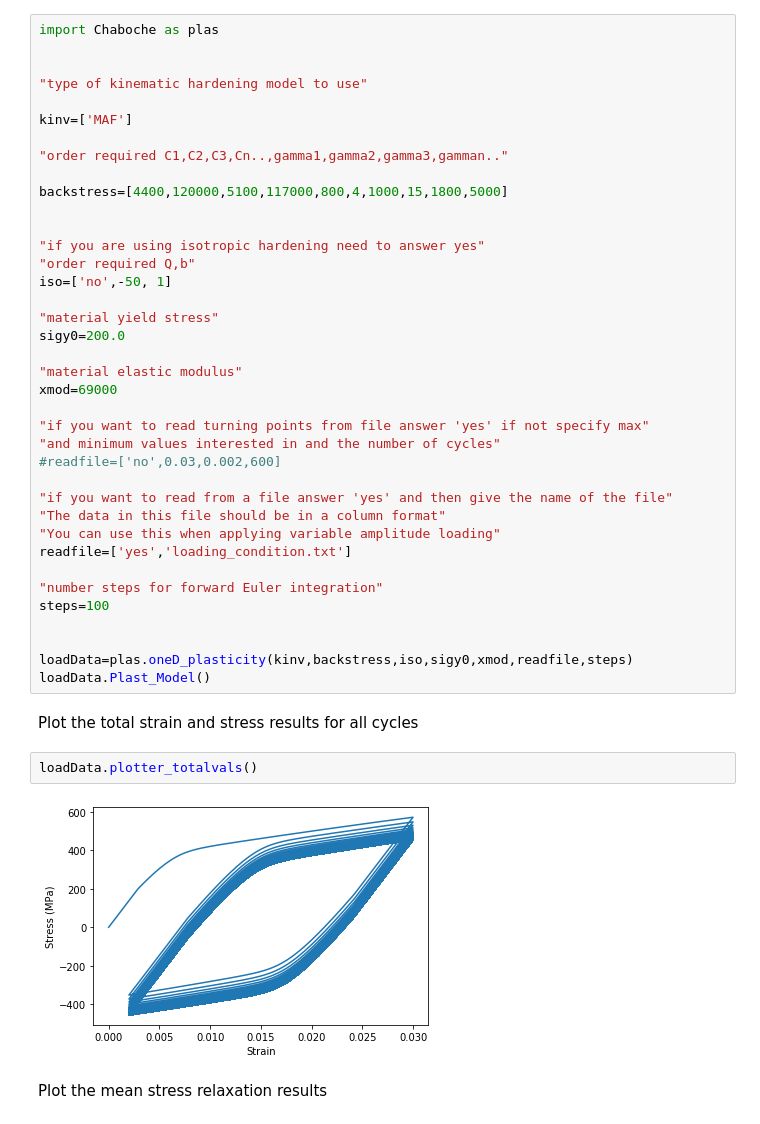
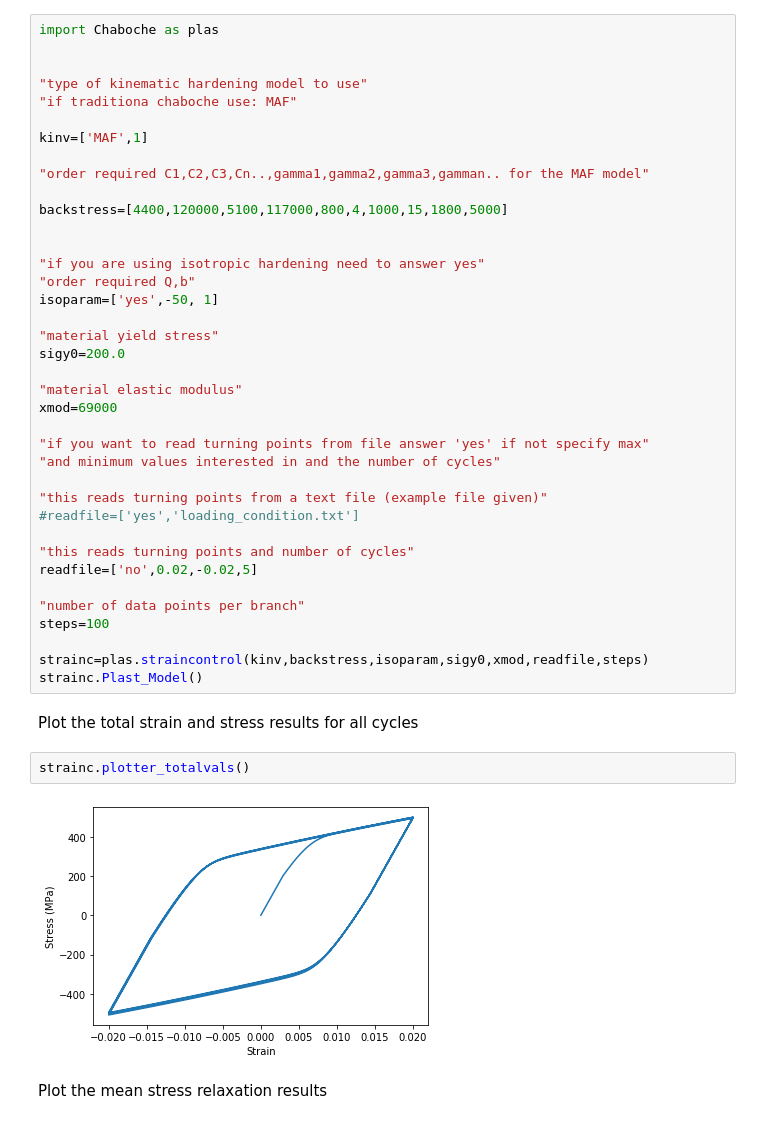
Before and after one commit to DylanAgius/Plasticity, a Jupyter notebook: Application_examples.ipynb, the cells around one changed output. Cells and saved outputs as stored; diff of their text form.

```diff
--- a/Application_examples.ipynb
+++ b/Application_examples.ipynb
@@ -7,17 +9,18 @@ import Chaboche as plas
 
 
 "type of kinematic hardening model to use"
+"if traditiona chaboche use: MAF"
 
-kinv=['MAF']
+kinv=['MAF',1]
 
-"order required C1,C2,C3,Cn..,gamma1,gamma2,gamma3,gamman.."
+"order required C1,C2,C3,Cn..,gamma1,gamma2,gamma3,gamman.. for the MAF model"
 
 backstress=[4400,120000,5100,117000,800,4,1000,15,1800,5000]
 
 
 "if you are using isotropic hardening need to answer yes"
 "order required Q,b"
-iso=['no',-50, 1]
+isoparam=['yes',-50, 1]
 
 "material yield stress"
 sigy0=200.0
@@ -27,25 +30,24 @@ xmod=69000
 
 "if you want to read turning points from file answer 'yes' if not specify max"
 "and minimum values interested in and the number of cycles"
-#readfile=['no',0.03,0.002,600]
 
-"if you want to read from a file answer 'yes' and then give the name of the file"
-"The data in this file should be in a column format"
-"You can use this when applying variable amplitude loading"
-readfile=['yes','loading_condition.txt']
+"this reads turning points from a text file (example file given)"
+#readfile=['yes','loading_condition.txt']
 
-"number steps for forward Euler integration"
+"this reads turning points and number of cycles"
+readfile=['no',0.02,-0.02,5]
+
+"number of data points per branch"
 steps=100
 
-
-loadData=plas.oneD_plasticity(kinv,backstress,iso,sigy0,xmod,readfile,steps)
-loadData.Plast_Model()
+strainc=plas.straincontrol(kinv,backstress,isoparam,sigy0,xmod,readfile,steps)
+strainc.Plast_Model()
 # %% [markdown]
 Plot the total strain and stress results for all cycles
 # %%
-loadData.plotter_totalvals()
+strainc.plotter_totalvals()
 # %% [output]
-[figure, old version]
+[figure, new version]
 # %% [markdown]
 Plot the mean stress relaxation results
 # %%
```
Also changed, not shown: parts of 26 cells of this notebook.
